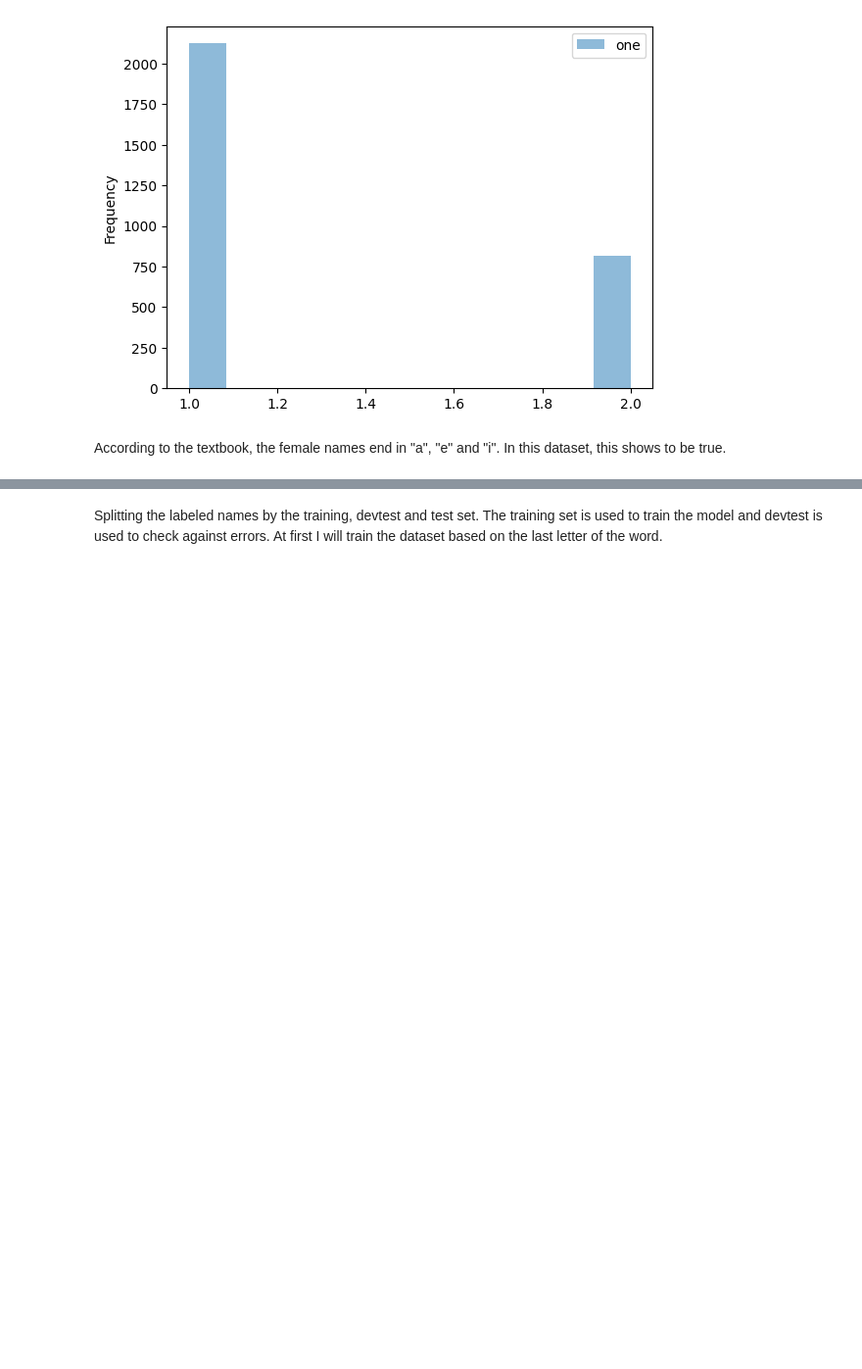
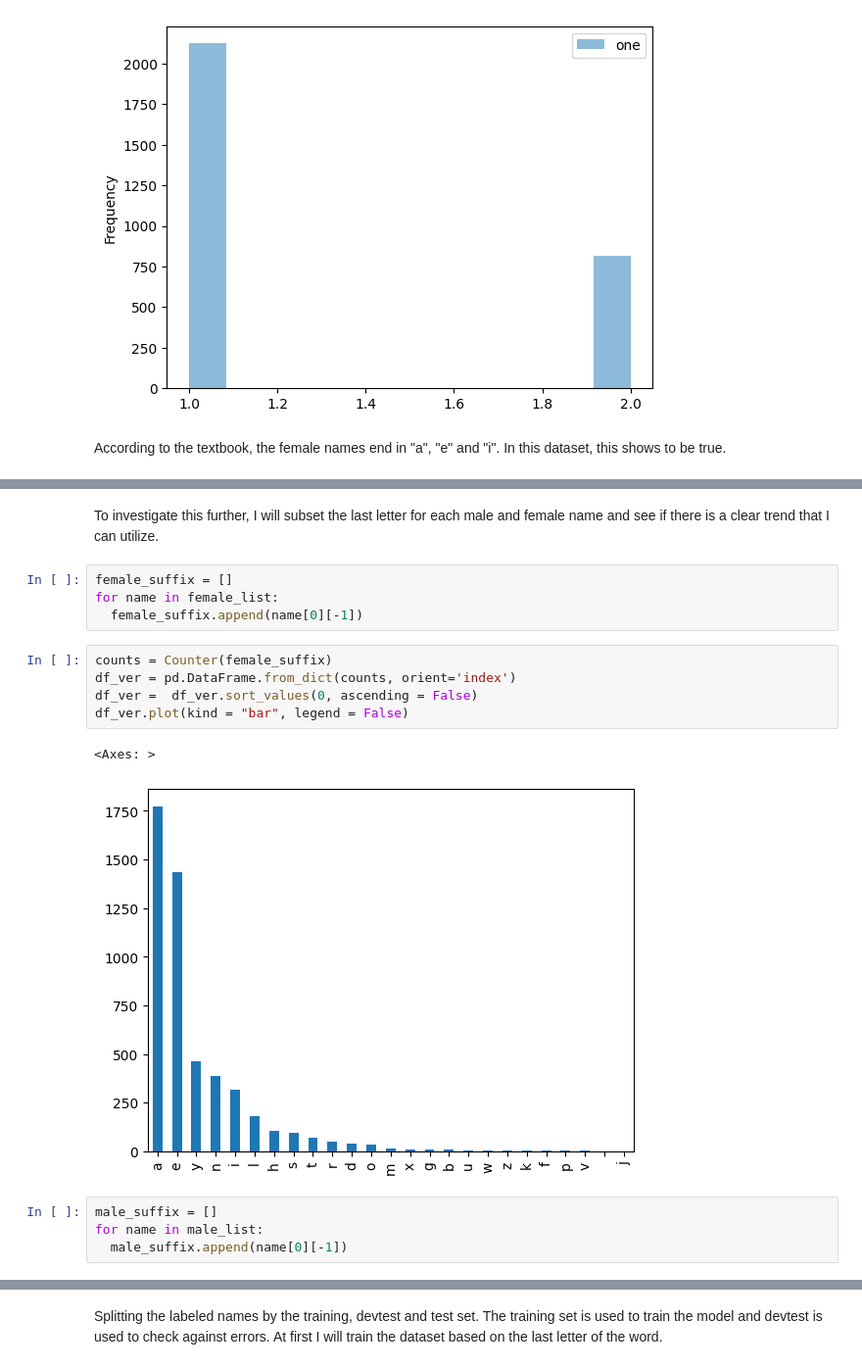
Before and after one commit to moiyajosephs/Data620, a Jupyter notebook: Project 3/Moiya_Josephs_Project3.ipynb, the cells around one changed output, grey strips where cells are left out. Shown: that part at 98% size. Drawn from its saved outputs; the diff is of its cells as text; blank space fills up the shorter version.

```diff
--- a/Project 3/Moiya_Josephs_Project3.ipynb
+++ b/Project 3/Moiya_Josephs_Project3.ipynb
@@ -79,0 +92,18 @@ ax = df.plot.hist(bins=12, alpha=0.5)
+# %% [markdown]
+To investigate this further, I will subset the last letter for each male and female name and see if there is a clear trend that I can utilize.
+# %%
+female_suffix = []
+for name in female_list:
+  female_suffix.append(name[0][-1])
+# %%
+counts = Counter(female_suffix)
+df_ver = pd.DataFrame.from_dict(counts, orient='index')
+df_ver =  df_ver.sort_values(0, ascending = False)
+df_ver.plot(kind = "bar", legend = False)
+# %% [output]
+<Axes: >
+[figure, added]
+# %%
+male_suffix = []
+for name in male_list:
+  male_suffix.append(name[0][-1])
```
Also changed, not shown: parts of 64 cells of this notebook.
